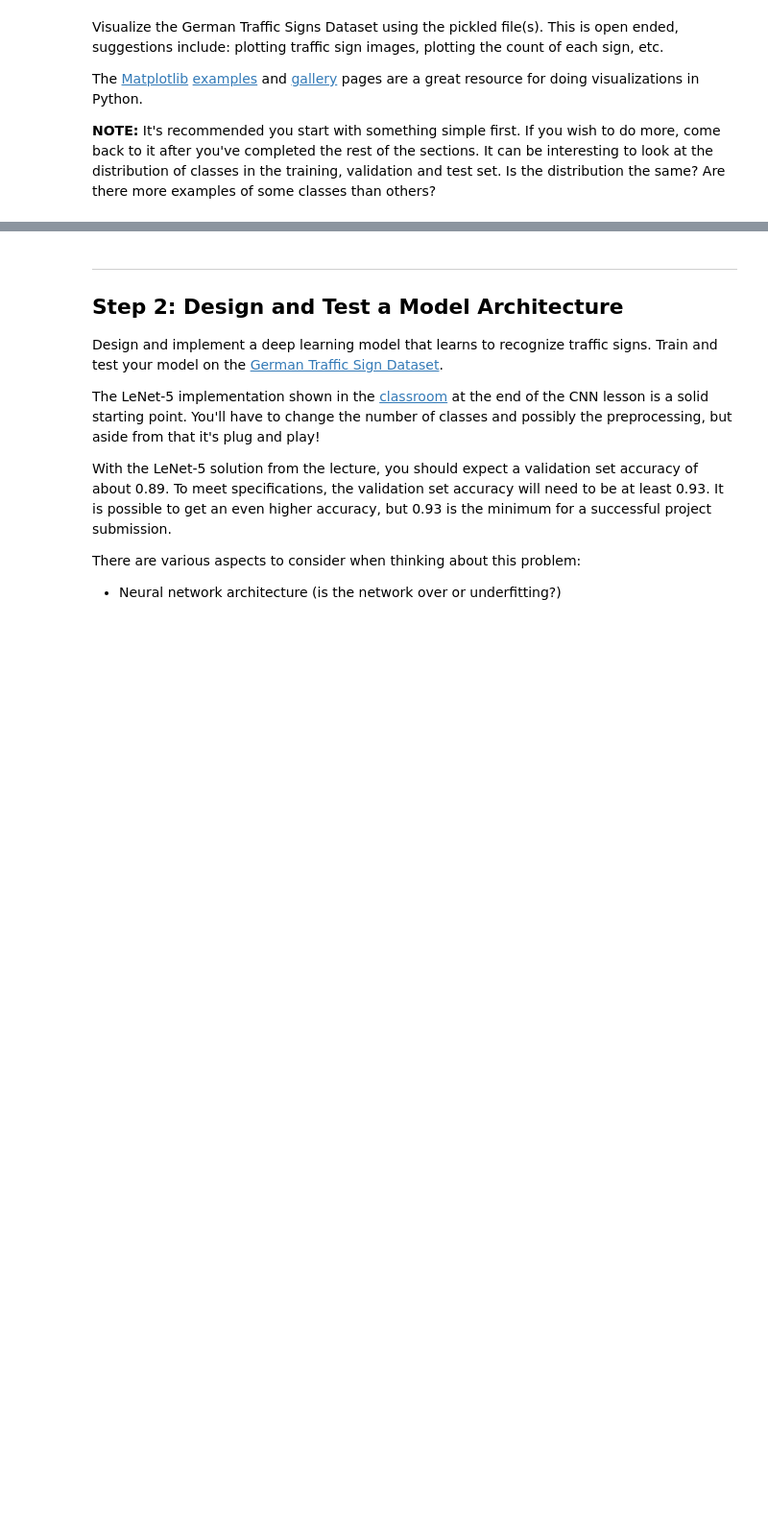
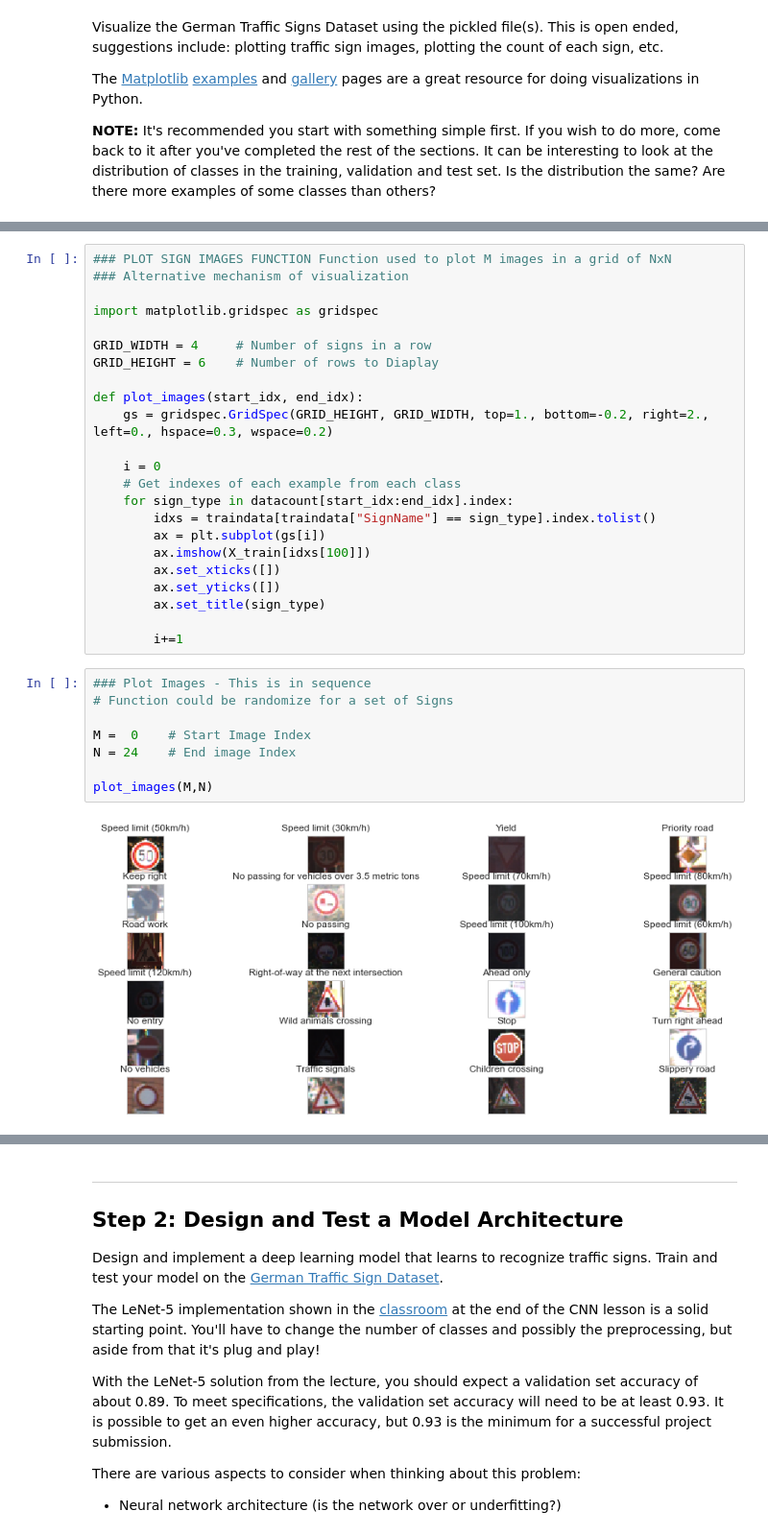
Before and after one commit to RajeevSharma2015/Udacity-SelfDrivingCar, a Jupyter notebook: P2-Term1/Traffic_Sign_Classifier.ipynb, the cells around one changed output, grey strips where cells are left out. Shown: that part at 96% size. Cells and saved outputs as stored; diff of their text form; blank space fills up the shorter version.

```diff
--- a/P2-Term1/Traffic_Sign_Classifier.ipynb
+++ b/P2-Term1/Traffic_Sign_Classifier.ipynb
@@ -111,0 +272,33 @@ print(y_train[index])
+# %%
+### PLOT SIGN IMAGES FUNCTION Function used to plot M images in a grid of NxN
+### Alternative mechanism of visualization
+
+import matplotlib.gridspec as gridspec
+
+GRID_WIDTH = 4     # Number of signs in a row
+GRID_HEIGHT = 6    # Number of rows to Diaplay
+
+def plot_images(start_idx, end_idx):
+    gs = gridspec.GridSpec(GRID_HEIGHT, GRID_WIDTH, top=1., bottom=-0.2, right=2., left=0., hspace=0.3, wspace=0.2)
+
+    i = 0
+    # Get indexes of each example from each class
+    for sign_type in datacount[start_idx:end_idx].index:
+        idxs = traindata[traindata["SignName"] == sign_type].index.tolist()
+        ax = plt.subplot(gs[i])
+        ax.imshow(X_train[idxs[100]])
+        ax.set_xticks([])
+        ax.set_yticks([])
+        ax.set_title(sign_type)
+
+        i+=1
+# %%
+### Plot Images - This is in sequence
+# Function could be randomize for a set of Signs
+
+M =  0    # Start Image Index
+N = 24    # End image Index
+
+plot_images(M,N)
+# %% [output]
+[figure, added]
```
Also changed, not shown: parts of 115 cells of this notebook, 2 other files.
